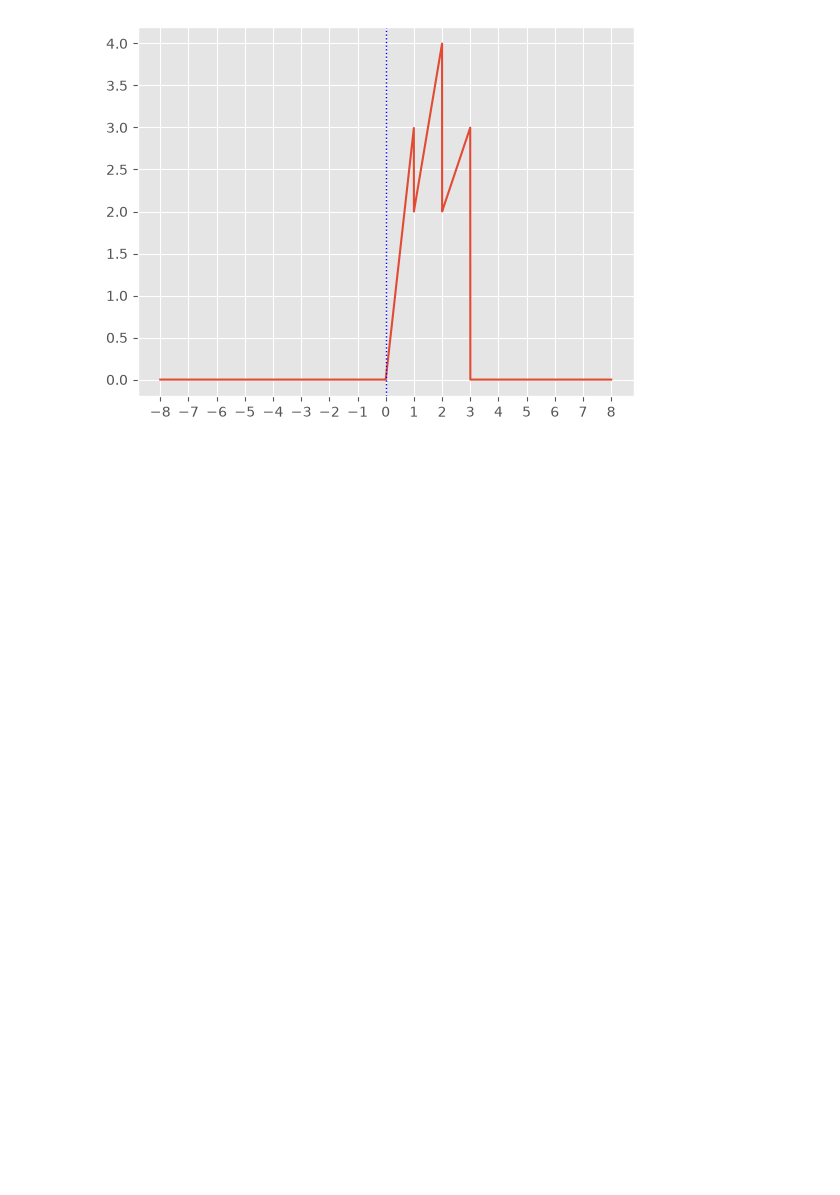
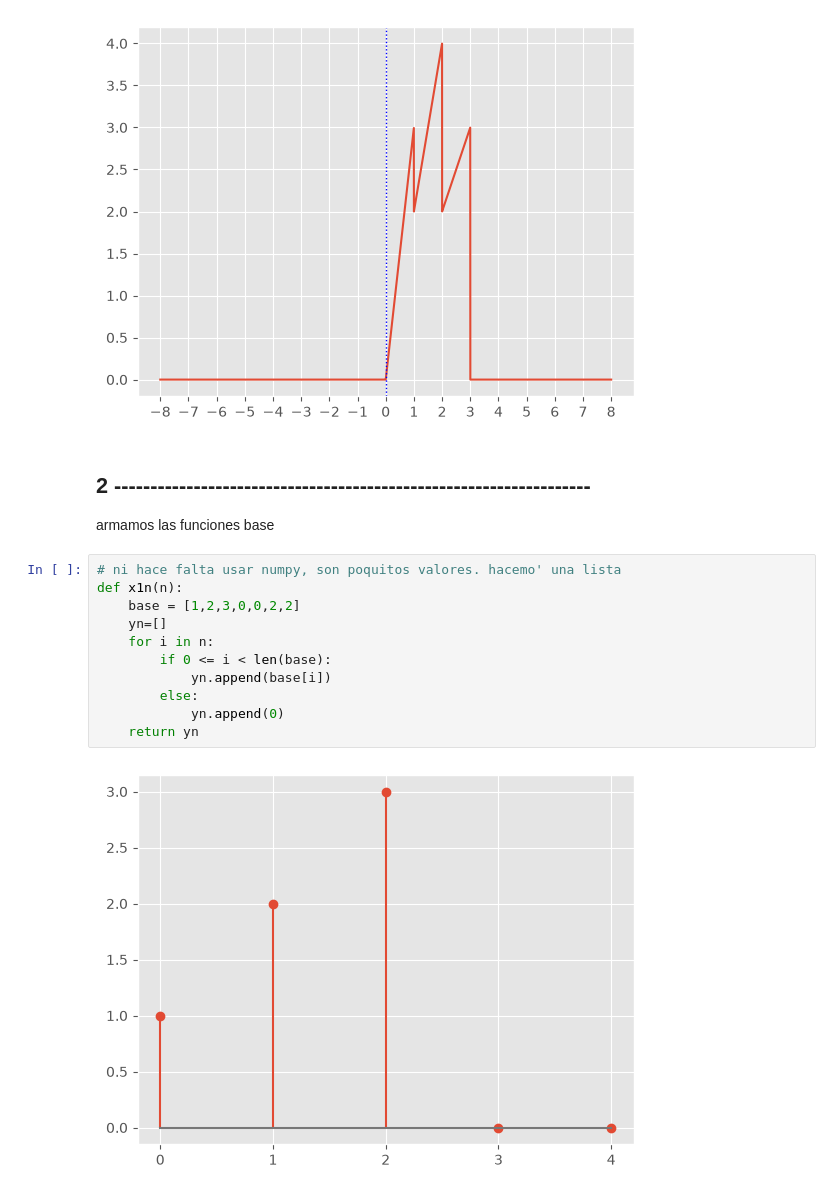
Before and after one commit to ilavaggi/SyS-2026, a Jupyter notebook: TP1.ipynb, the cells around one changed output. Drawn from its saved outputs; the diff is of its cells as text; blank space fills up the shorter version.

Commit message:
punto 2, funciones base

```diff
--- a/TP1.ipynb
+++ b/TP1.ipynb
@@ -140,3 +141,19 @@ plt.axvline(0, color="blue", linewidth=1, linestyle=":")
 plt.show()
 # %% [output]
 [figure]
+# %% [markdown]
+## 2 ------------------------------------------------------------------
+armamos las funciones base
+# %%
+# ni hace falta usar numpy, son poquitos valores. hacemo' una lista
+def x1n(n):
+    base = [1,2,3,0,0,2,2]
+    yn=[]
+    for i in n:
+        if 0 <= i < len(base):
+            yn.append(base[i])
+        else:
+            yn.append(0)
+    return yn
+# %% [output]
+[figure, added]
```
Also changed, not shown: parts of 4 cells of this notebook.
